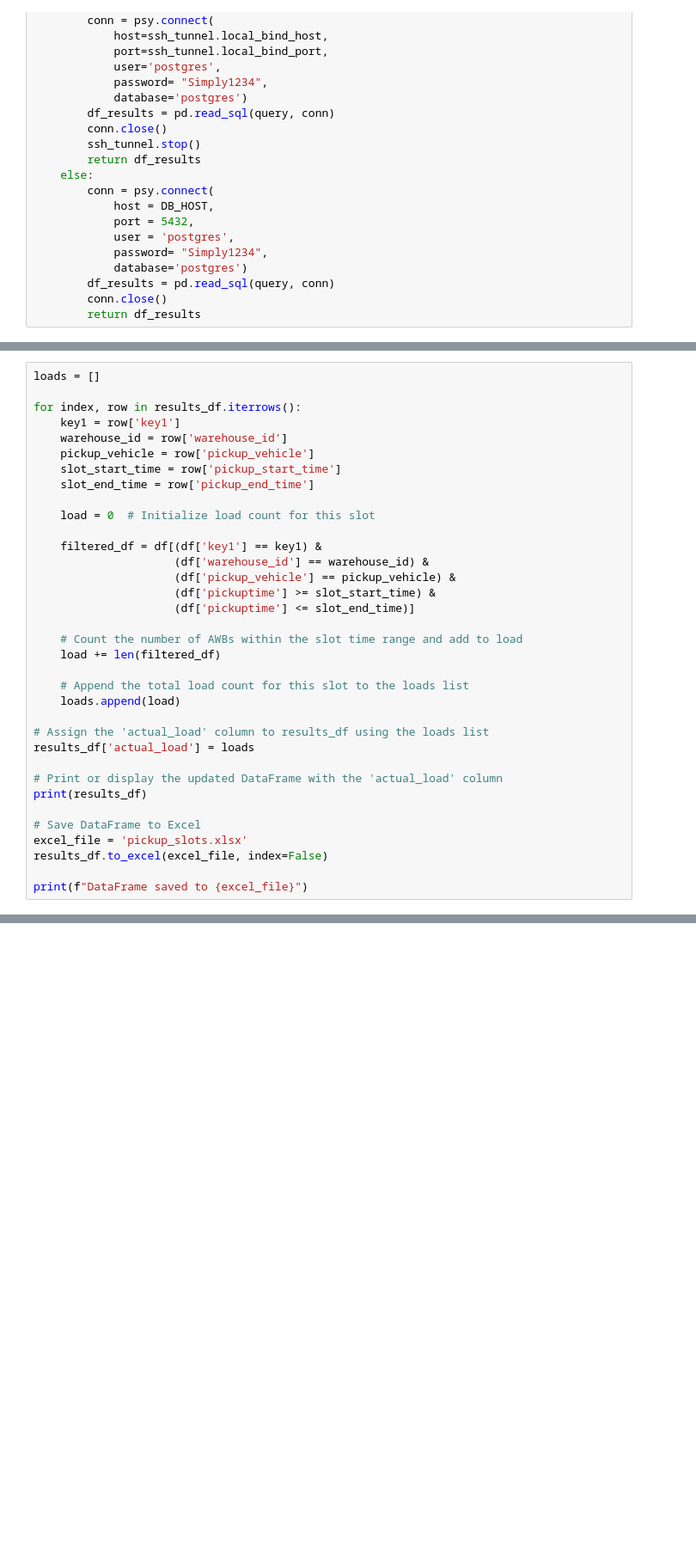
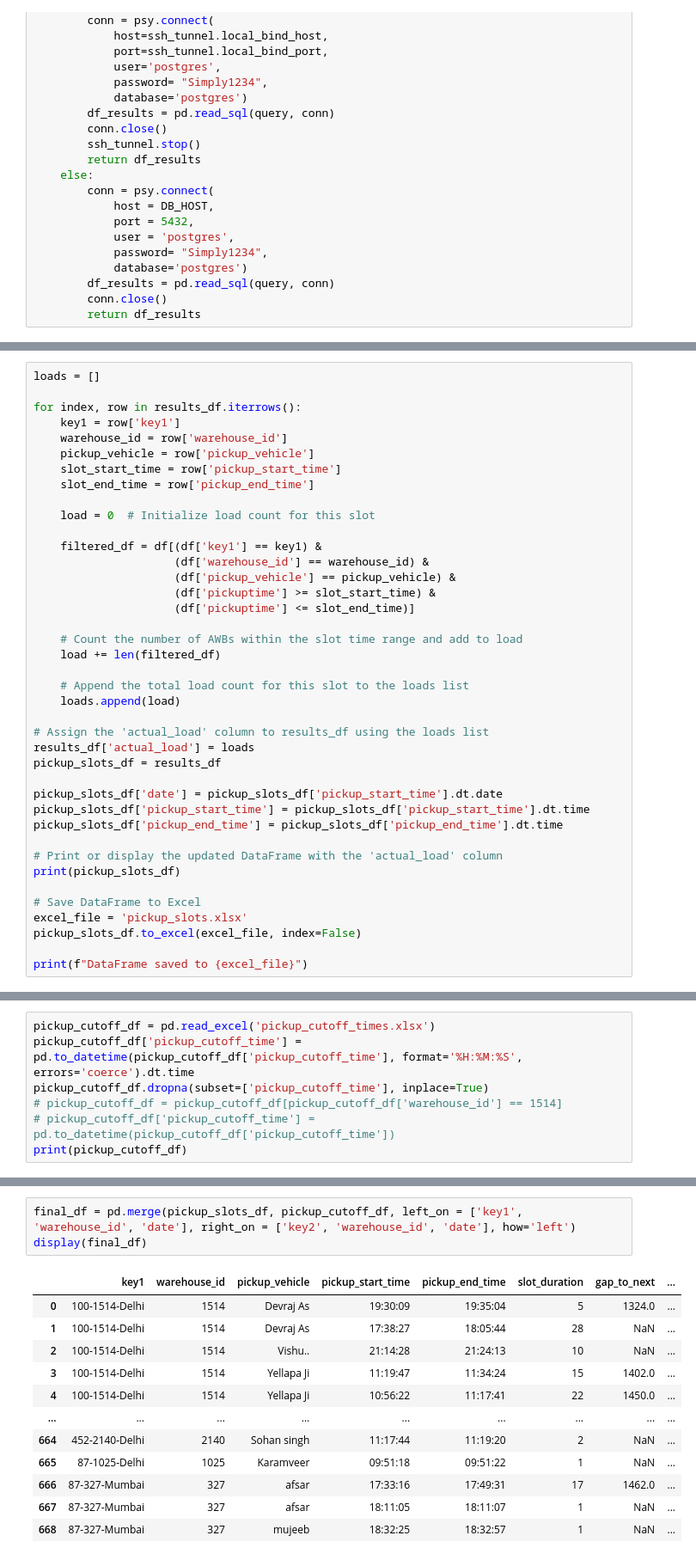
Before and after one commit to akshaygrows/geoboards, a Jupyter notebook: FM Analysis/Pickup Slots.ipynb, the cells around one changed output, grey strips where cells are left out. Shown at 86% size. Saved outputs shown, nothing was run; the diff lists cells and outputs as text; blank space fills up the shorter version.

```diff
--- a/FM Analysis/Pickup Slots.ipynb
+++ b/FM Analysis/Pickup Slots.ipynb
@@ -211,13 +214,18 @@ for index, row in results_df.iterrows():
 
 # Assign the 'actual_load' column to results_df using the loads list
 results_df['actual_load'] = loads
+pickup_slots_df = results_df
+
+pickup_slots_df['date'] = pickup_slots_df['pickup_start_time'].dt.date
+pickup_slots_df['pickup_start_time'] = pickup_slots_df['pickup_start_time'].dt.time
+pickup_slots_df['pickup_end_time'] = pickup_slots_df['pickup_end_time'].dt.time
 
 # Print or display the updated DataFrame with the 'actual_load' column
-print(results_df)
+print(pickup_slots_df)
 
 # Save DataFrame to Excel
 excel_file = 'pickup_slots.xlsx'
-results_df.to_excel(excel_file, index=False)
+pickup_slots_df.to_excel(excel_file, index=False)
 
 print(f"DataFrame saved to {excel_file}")
 # %% [output]
@@ -240 +248,8 @@ print(f"DataFrame saved to {excel_file}")
 DataFrame saved to pickup_slots.xlsx
+# %%
+pickup_cutoff_df = pd.read_excel('pickup_cutoff_times.xlsx')
+pickup_cutoff_df['pickup_cutoff_time'] = pd.to_datetime(pickup_cutoff_df['pickup_cutoff_time'], format='%H:%M:%S', errors='coerce').dt.time
+pickup_cutoff_df.dropna(subset=['pickup_cutoff_time'], inplace=True)
+# pickup_cutoff_df = pickup_cutoff_df[pickup_cutoff_df['warehouse_id'] == 1514]
+# pickup_cutoff_df['pickup_cutoff_time'] = pd.to_datetime(pickup_cutoff_df['pickup_cutoff_time'])
+print(pickup_cutoff_df)
@@ -240,0 +336,16 @@ DataFrame saved to pickup_slots.xlsx
+# %%
+final_df = pd.merge(pickup_slots_df, pickup_cutoff_df, left_on = ['key1', 'warehouse_id', 'date'], right_on = ['key2', 'warehouse_id', 'date'], how='left')
+display(final_df)
+# %% [output]
+|  | key1 | warehouse_id | pickup_vehicle | pickup_start_time | pickup_end_time | slot_duration | gap_to_next | ... |
+| 0 | 100-1514-Delhi | 1514 | Devraj As | 19:30:09 | 19:35:04 | 5 | 1324.0 | ... |
+| 1 | 100-1514-Delhi | 1514 | Devraj As | 17:38:27 | 18:05:44 | 28 | NaN | ... |
+| 2 | 100-1514-Delhi | 1514 | Vishu.. | 21:14:28 | 21:24:13 | 10 | NaN | ... |
+| 3 | 100-1514-Delhi | 1514 | Yellapa Ji | 11:19:47 | 11:34:24 | 15 | 1402.0 | ... |
+| 4 | 100-1514-Delhi | 1514 | Yellapa Ji | 10:56:22 | 11:17:41 | 22 | 1450.0 | ... |
+| ... | ... | ... | ... | ... | ... | ... | ... | ... |
+| 664 | 452-2140-Delhi | 2140 | Sohan singh | 11:17:44 | 11:19:20 | 2 | NaN | ... |
+| 665 | 87-1025-Delhi | 1025 | Karamveer | 09:51:18 | 09:51:22 | 1 | NaN | ... |
+| 666 | 87-327-Mumbai | 327 | afsar | 17:33:16 | 17:49:31 | 17 | 1462.0 | ... |
+| 667 | 87-327-Mumbai | 327 | afsar | 18:11:05 | 18:11:07 | 1 | NaN | ... |
+| 668 | 87-327-Mumbai | 327 | mujeeb | 18:32:25 | 18:32:57 | 1 | NaN | ... |
```
Also changed, not shown: parts of 13 cells of this notebook, 5 other files.
